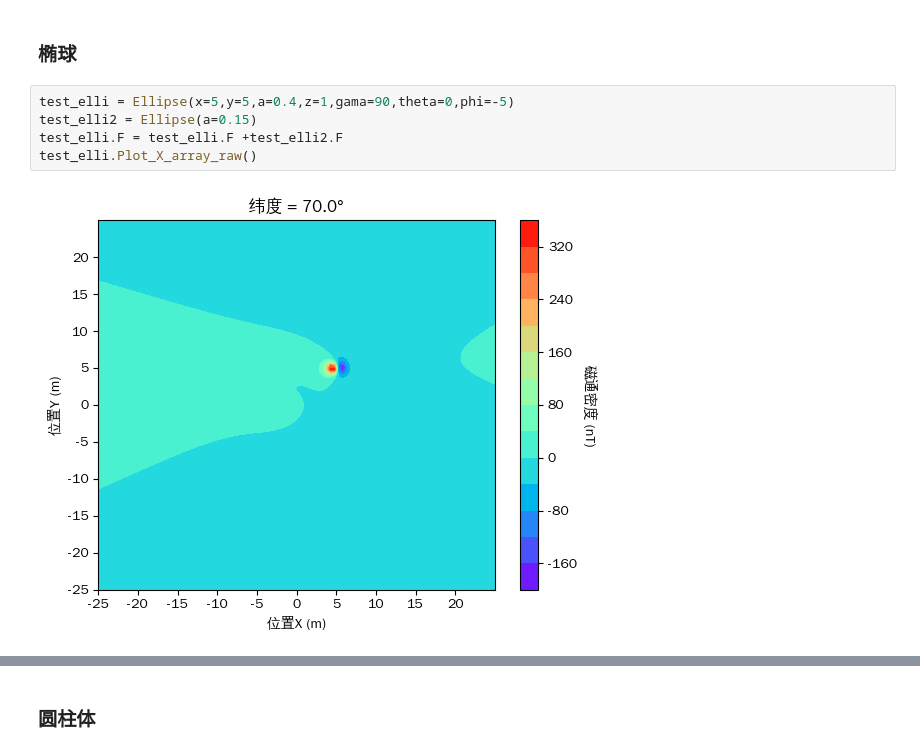
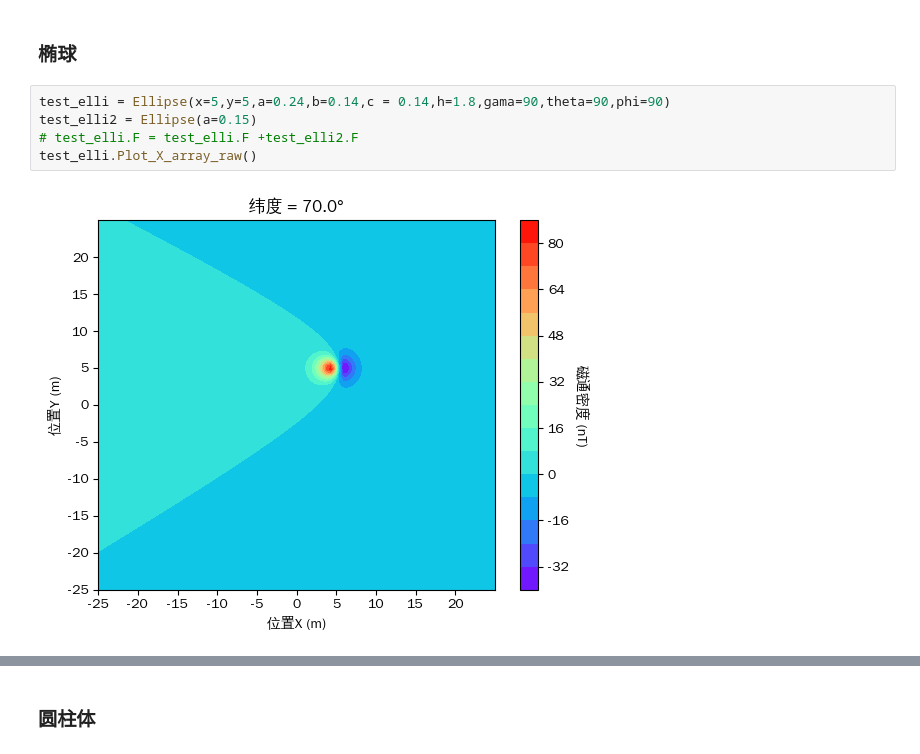
Before and after one commit to jia80H/my_Magnetic_methods-master, a Jupyter notebook: 00create_data.ipynb, the cells around one changed output, grey strips where cells are left out. Drawn from its saved outputs; the diff is of its cells as text.

```diff
--- a/00create_data.ipynb
+++ b/00create_data.ipynb
@@ -23,12 +23,12 @@ test_diple.Plot_X_array_raw()
 # %% [markdown]
 ### 椭球
 # %%
-test_elli = Ellipse(x=5,y=5,a=0.4,z=1,gama=90,theta=0,phi=-5)
+test_elli = Ellipse(x=5,y=5,a=0.24,b=0.14,c = 0.14,h=1.8,gama=90,theta=90,phi=90)
 test_elli2 = Ellipse(a=0.15)
-test_elli.F = test_elli.F +test_elli2.F
+# test_elli.F = test_elli.F +test_elli2.F
 test_elli.Plot_X_array_raw()
 # %% [output]
-[figure, old version]
+[figure, new version]
 # %%
 print(f'球体异常极值{np.max(test_diple.F)},{np.min(test_diple.F)}')
 print(f'椭球异常极值{np.max(test_elli.F)},{np.min(test_elli.F)}')
```
Also changed, not shown: parts of 15 cells of this notebook, 4 other files.
